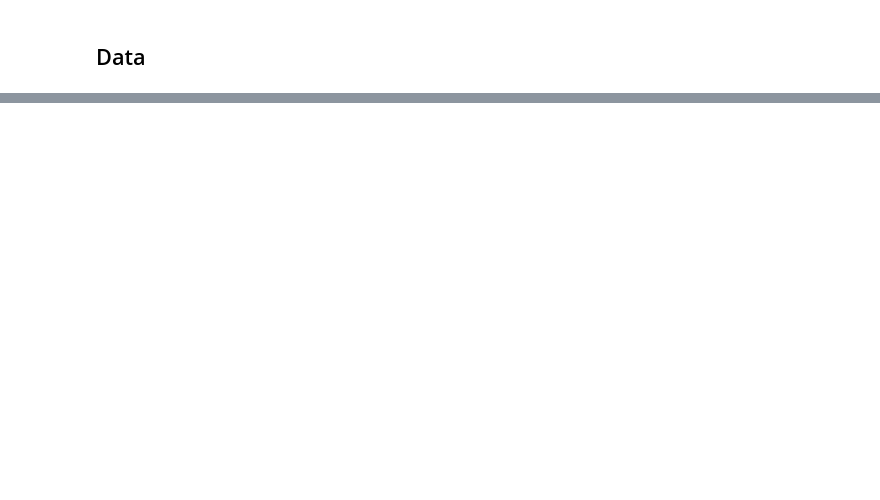
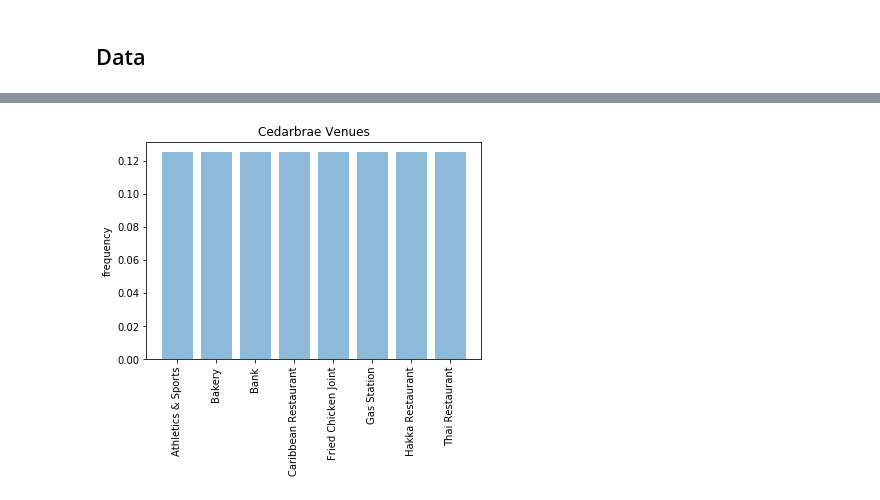
Before and after one commit to byronseppala/Coursera_Capstone, a Jupyter notebook: Market Analysis of Small Businesses in Toronto.ipynb, the cells around one changed output, grey strips where cells are left out. Saved outputs shown, nothing was run; the diff lists cells and outputs as text; code cells hidden in the pictures; blank space fills up the shorter version.

```diff
--- a/Market Analysis of Small Businesses in Toronto.ipynb
+++ b/Market Analysis of Small Businesses in Toronto.ipynb
@@ -23,0 +287,4 @@ I will develop a venue saturation metric grouping by neighborhood and identify g
+# %%
+nPlot('Cedarbrae')
+# %% [output]
+[figure, added]
```
Also changed, not shown: parts of 53 cells of this notebook.
